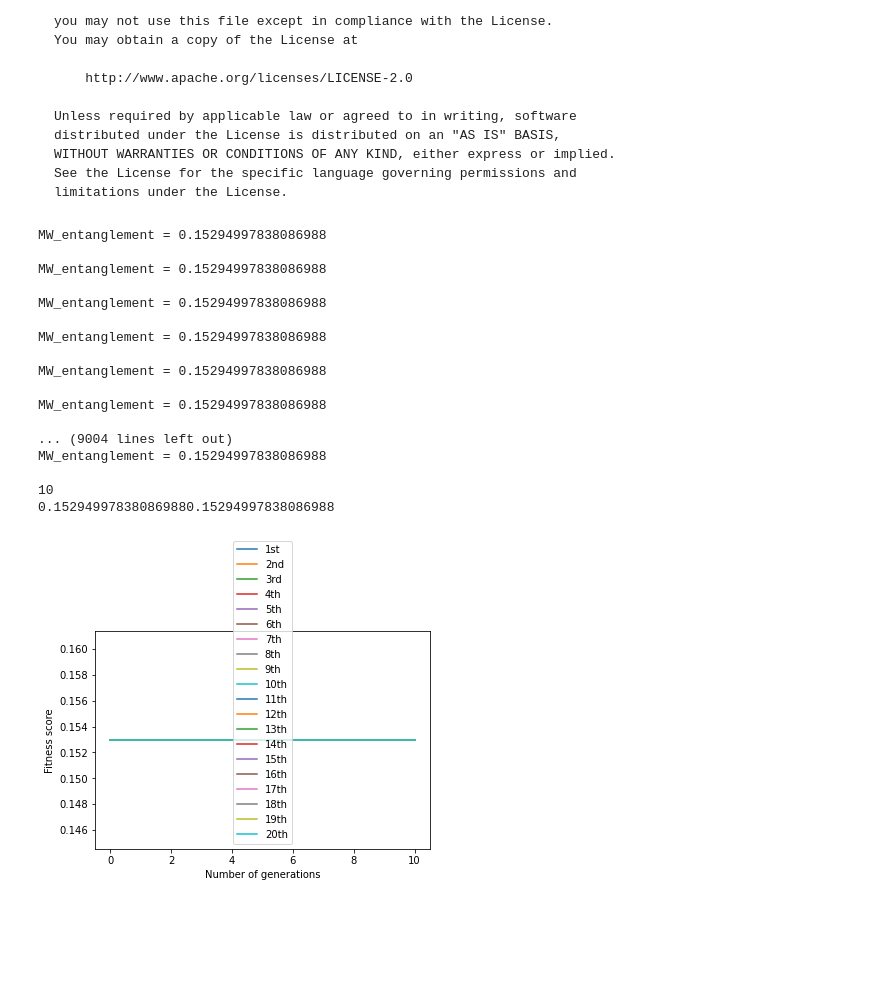
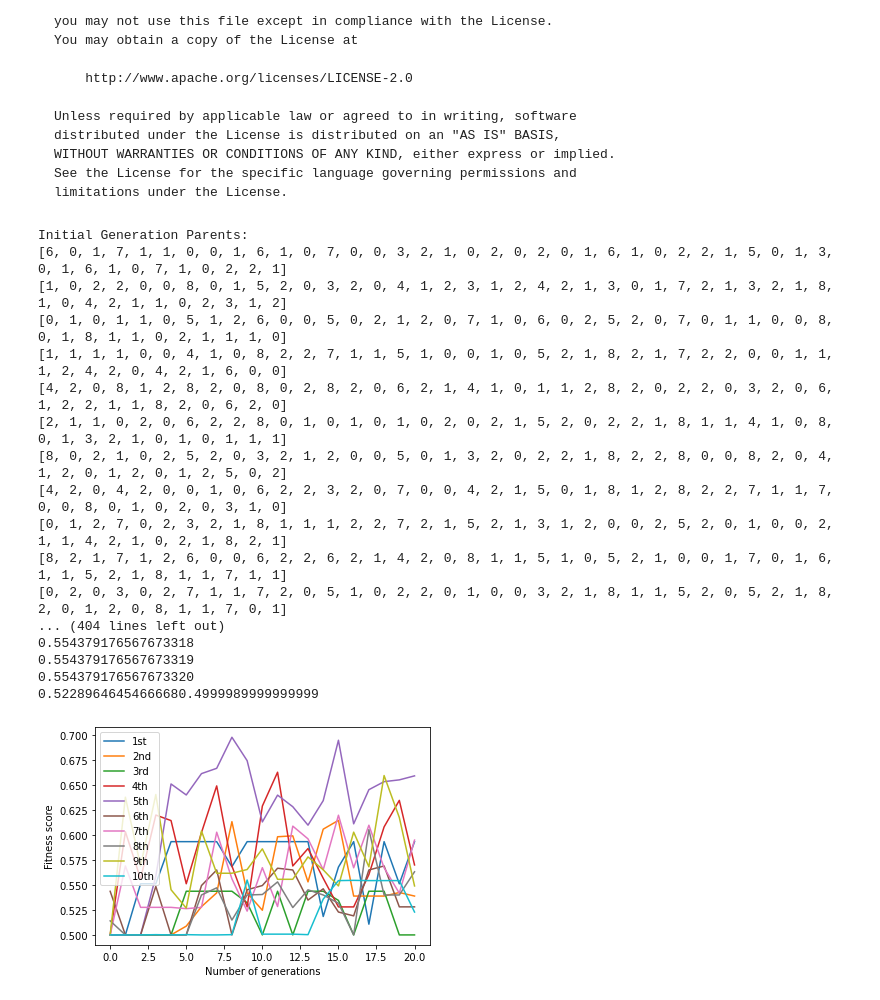
Before and after one commit to shailendrabhandari/QUEVO1, a Jupyter notebook: plotting .ipynb, the cells around one changed output. Cells and saved outputs as stored; diff of their text form; code cells hidden in the pictures; blank space fills up the shorter version.

```diff
--- a/plotting .ipynb
+++ b/plotting .ipynb
@@ -26,25 +31,24 @@ import numpy as np
 # %%
 mutation_prob = 10
 n_states = 8
-number_of_runs=20
+number_of_runs=10
 gates = 15 # 3,5,10,15,20
 chromosomes = 20
-generations = 10
+generations = 20
 gate_types = ['cx', 'x', 'h', 'rxx', 'rzz', 'swap', 'z', 'y', 'toffoli']
-# possible gates: # h, cx, x, swap, rzz, rxx, toffoli, y, z
-states = np.random.rand(n_states, 2**3)
+target_entanglement = [0.999999,0.999999]
 # %%
-def run_evolution(number_of_runs, probability=30):
+def run_evolution(number_of_runs, probability=40):
 
     plot_list = []
 
     for i in range(0, number_of_runs):
 
         #print('Evolution number: ' + str(i+1))
-        init_gen = Quevo.Generation(chromosomes, gates)
+        init_gen = QUEVO.Generation(chromosomes, gates,mutation_rate=0.1)
         init_gen.create_initial_generation(gate_types)
 
-        init_gen.run_generation(states)  #seeeeeee
+        init_gen.run_generation(target_entanglement)  #seeeeeee
 
         # Final value placeholders
         current_chromosome = init_gen.get_best_chromosome()
@@ -62,7 +66,7 @@ def run_evolution(number_of_runs, probability=30):
             init_gen.evolve_into_next_generation(probability) # Add probability here!
 
             # Check every Chromosome's fitness
-            init_gen.run_generation(states)  #seeeeeeeeeee
+            init_gen.run_generation(target_entanglement)  #seeeeeeeeeee
 
             current_fitness = init_gen.get_best_fitness()
             current_chromosome = init_gen.get_best_chromosome()
@@ -87,7 +91,7 @@ def run_evolution(number_of_runs, probability=30):
 
 #For plotting No of generation Vs fitness score
 
-plt.plot(run_evolution(1, 0), label="1st")
+'''plt.plot(run_evolution(1, 0), label="1st")
 plt.plot(run_evolution(1, 15), label="2nd")
 plt.plot(run_evolution(1, 30), label="3rd")
 plt.plot(run_evolution(1, 40), label="4th")
@@ -100,52 +104,52 @@ plt.plot(run_evolution(1, 90), label="10th")
 plt.plot(run_evolution(1, 100), label="11th")
 plt.plot(run_evolution(1, 105), label="12th")
 plt.plot(run_evolution(1, 110), label="13th")
 plt.plot(run_evolution(1, 115), label="14th")
 plt.plot(run_evolution(1, 120), label="15th")
 plt.plot(run_evolution(1, 125), label="16th")
 plt.plot(run_evolution(1, 130), label="17th")
 plt.plot(run_evolution(1, 135), label="18th")
 plt.plot(run_evolution(1, 140), label="19th")
-plt.plot(run_evolution(1, 150), label="20th")
+plt.plot(run_evolution(1, 150), label="20th")'''
 
 
 
-'''plt.plot(run_evolution(1, 0), label="1st")
+plt.plot(run_evolution(1, 0), label="1st")
 plt.plot(run_evolution(1, 20), label="2nd")
 plt.plot(run_evolution(1, 35), label="3rd")
 plt.plot(run_evolution(1, 50), label="4th")
 plt.plot(run_evolution(1, 70), label="5th")
 plt.plot(run_evolution(1, 90), label="6th")
 plt.plot(run_evolution(1, 105), label="7th")
 plt.plot(run_evolution(1, 120), label="8th")
 plt.plot(run_evolution(1, 135), label="9th")
-plt.plot(run_evolution(1, 150), label="10th")'''
+plt.plot(run_evolution(1, 150), label="10th")
 
 
 
 
 plt.xlabel("Number of generations")
 plt.ylabel("Fitness score")
 # plt.title("Circuit fitness over generations")
 plt.legend()
-#plt.savefig('20diff_gates_30%mutation.pdf')
+plt.savefig('20diff_gates_30%mutation.pdf')
 plt.show()
 # %% [output]
-MW_entanglement = 0.15294997838086988
-
-MW_entanglement = 0.15294997838086988
-
-MW_entanglement = 0.15294997838086988
-
-MW_entanglement = 0.15294997838086988
-
-MW_entanglement = 0.15294997838086988
-
-MW_entanglement = 0.15294997838086988
-
-... (9004 lines left out)
-MW_entanglement = 0.15294997838086988
-
-10
-0.152949978380869880.15294997838086988
+Initial Generation Parents:
+[6, 0, 1, 7, 1, 1, 0, 0, 1, 6, 1, 0, 7, 0, 0, 3, 2, 1, 0, 2, 0, 2, 0, 1, 6, 1, 0, 2, 2, 1, 5, 0, 1, 3, 0, 1, 6, 1, 0, 7, 1, 0, 2, 2, 1]
+[1, 0, 2, 2, 0, 0, 8, 0, 1, 5, 2, 0, 3, 2, 0, 4, 1, 2, 3, 1, 2, 4, 2, 1, 3, 0, 1, 7, 2, 1, 3, 2, 1, 8, 1, 0, 4, 2, 1, 1, 0, 2, 3, 1, 2]
+[0, 1, 0, 1, 1, 0, 5, 1, 2, 6, 0, 0, 5, 0, 2, 1, 2, 0, 7, 1, 0, 6, 0, 2, 5, 2, 0, 7, 0, 1, 1, 0, 0, 8, 0, 1, 8, 1, 1, 0, 2, 1, 1, 1, 0]
+[1, 1, 1, 1, 0, 0, 4, 1, 0, 8, 2, 2, 7, 1, 1, 5, 1, 0, 0, 1, 0, 5, 2, 1, 8, 2, 1, 7, 2, 2, 0, 0, 1, 1, 1, 2, 4, 2, 0, 4, 2, 1, 6, 0, 0]
+[4, 2, 0, 8, 1, 2, 8, 2, 0, 8, 0, 2, 8, 2, 0, 6, 2, 1, 4, 1, 0, 1, 1, 2, 8, 2, 0, 2, 2, 0, 3, 2, 0, 6, 1, 2, 2, 1, 1, 8, 2, 0, 6, 2, 0]
+[2, 1, 1, 0, 2, 0, 6, 2, 2, 8, 0, 1, 0, 1, 0, 1, 0, 2, 0, 2, 1, 5, 2, 0, 2, 2, 1, 8, 1, 1, 4, 1, 0, 8, 0, 1, 3, 2, 1, 0, 1, 0, 1, 1, 1]
+[8, 0, 2, 1, 0, 2, 5, 2, 0, 3, 2, 1, 2, 0, 0, 5, 0, 1, 3, 2, 0, 2, 2, 1, 8, 2, 2, 8, 0, 0, 8, 2, 0, 4, 1, 2, 0, 1, 2, 0, 1, 2, 5, 0, 2]
+[4, 2, 0, 4, 2, 0, 0, 1, 0, 6, 2, 2, 3, 2, 0, 7, 0, 0, 4, 2, 1, 5, 0, 1, 8, 1, 2, 8, 2, 2, 7, 1, 1, 7, 0, 0, 8, 0, 1, 0, 2, 0, 3, 1, 0]
+[0, 1, 2, 7, 0, 2, 3, 2, 1, 8, 1, 1, 1, 2, 2, 7, 2, 1, 5, 2, 1, 3, 1, 2, 0, 0, 2, 5, 2, 0, 1, 0, 0, 2, 1, 1, 4, 2, 1, 0, 2, 1, 8, 2, 1]
+[8, 2, 1, 7, 1, 2, 6, 0, 0, 6, 2, 2, 6, 2, 1, 4, 2, 0, 8, 1, 1, 5, 1, 0, 5, 2, 1, 0, 0, 1, 7, 0, 1, 6, 1, 1, 5, 2, 1, 8, 1, 1, 7, 1, 1]
+[0, 2, 0, 3, 0, 2, 7, 1, 1, 7, 2, 0, 5, 1, 0, 2, 2, 0, 1, 0, 0, 3, 2, 1, 8, 1, 1, 5, 2, 0, 5, 2, 1, 8, 2, 0, 1, 2, 0, 8, 1, 1, 7, 0, 1]
+... (404 lines left out)
+0.554379176567673318
+0.554379176567673319
+0.554379176567673320
+0.52289646454666680.4999989999999999
-[figure, old version]
+[figure, new version]
```
Also changed, not shown: parts of 1 cell of this notebook, 4 other files.
